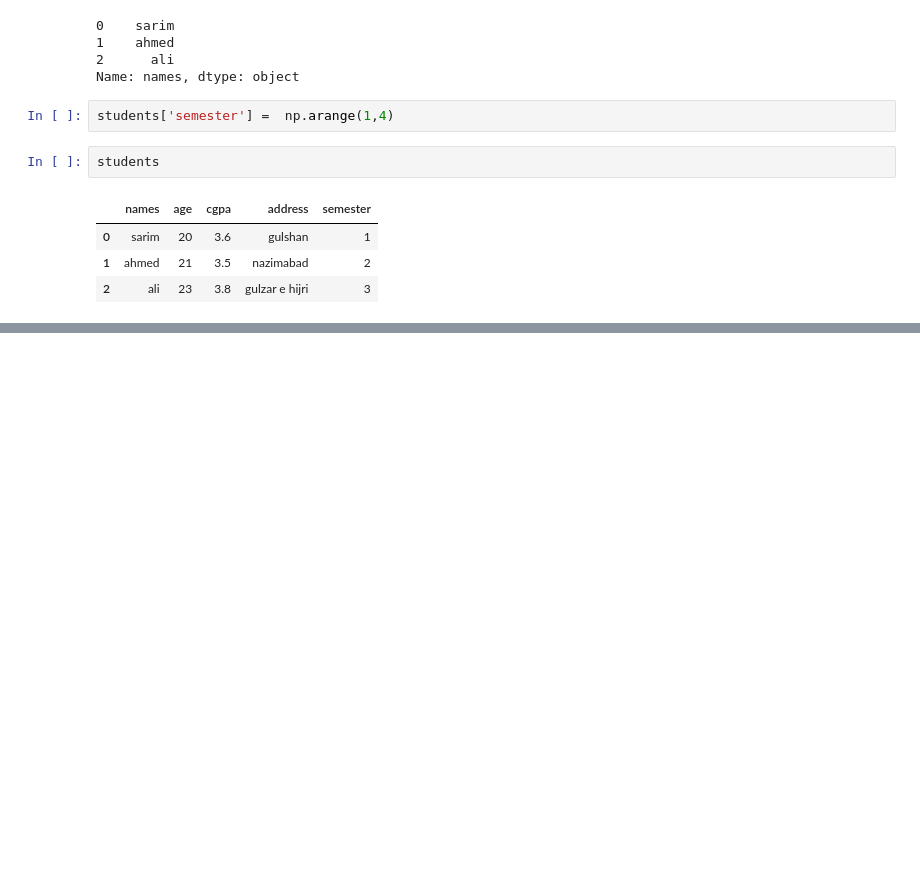
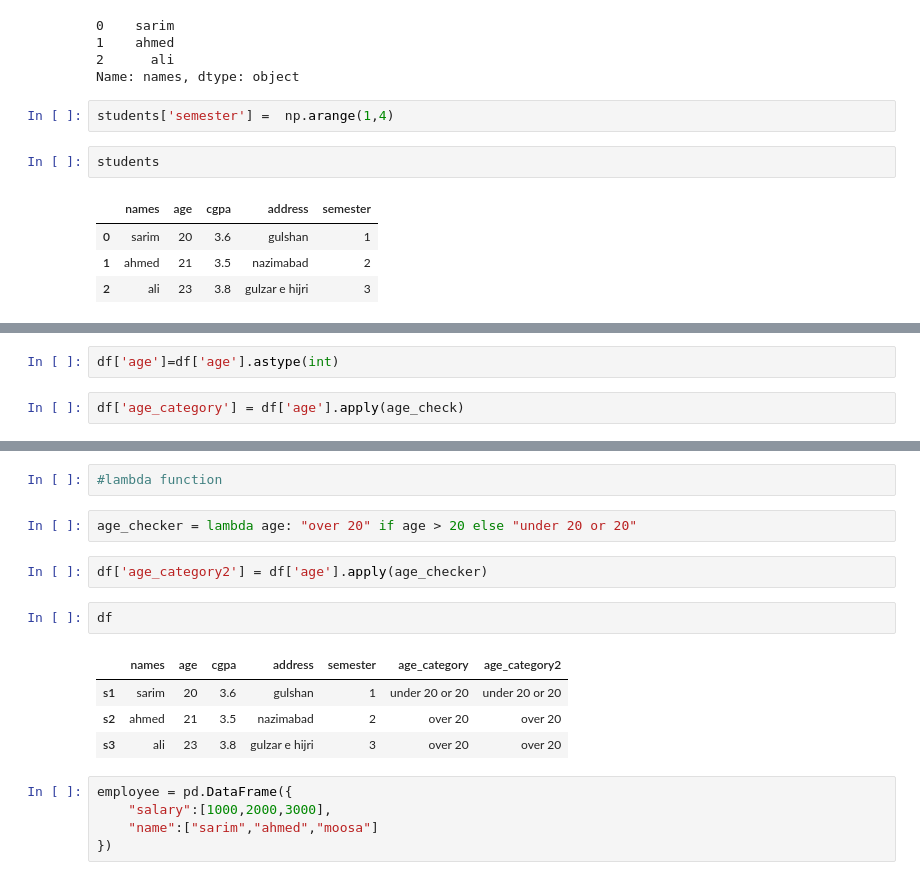
Before and after one commit to SarimEffendi/PIAIC-Artificial-Intelligence-, a Jupyter notebook: class work/Class 3/Class 3 pandas.ipynb, the cells around one changed output, grey strips where cells are left out. Saved outputs shown, nothing was run; the diff lists cells and outputs as text; blank space fills up the shorter version.

```diff
--- a/class work/Class 3/Class 3 pandas.ipynb
+++ b/class work/Class 3/Class 3 pandas.ipynb
@@ -153,0 +255,4 @@ students
+# %%
+df['age']=df['age'].astype(int)
+# %%
+df['age_category'] = df['age'].apply(age_check)
@@ -153,0 +266,18 @@ students
+# %%
+#lambda function
+# %%
+age_checker = lambda age: "over 20" if age > 20 else "under 20 or 20"
+# %%
+df['age_category2'] = df['age'].apply(age_checker)
+# %%
+df
+# %% [output]
+|  | names | age | cgpa | address | semester | age_category | age_category2 |
+| s1 | sarim | 20 | 3.6 | gulshan | 1 | under 20 or 20 | under 20 or 20 |
+| s2 | ahmed | 21 | 3.5 | nazimabad | 2 | over 20 | over 20 |
+| s3 | ali | 23 | 3.8 | gulzar e hijri | 3 | over 20 | over 20 |
+# %%
+employee = pd.DataFrame({
+    "salary":[1000,2000,3000],
+    "name":["sarim","ahmed","moosa"]
+})
```
Also changed, not shown: parts of 22 cells of this notebook.
